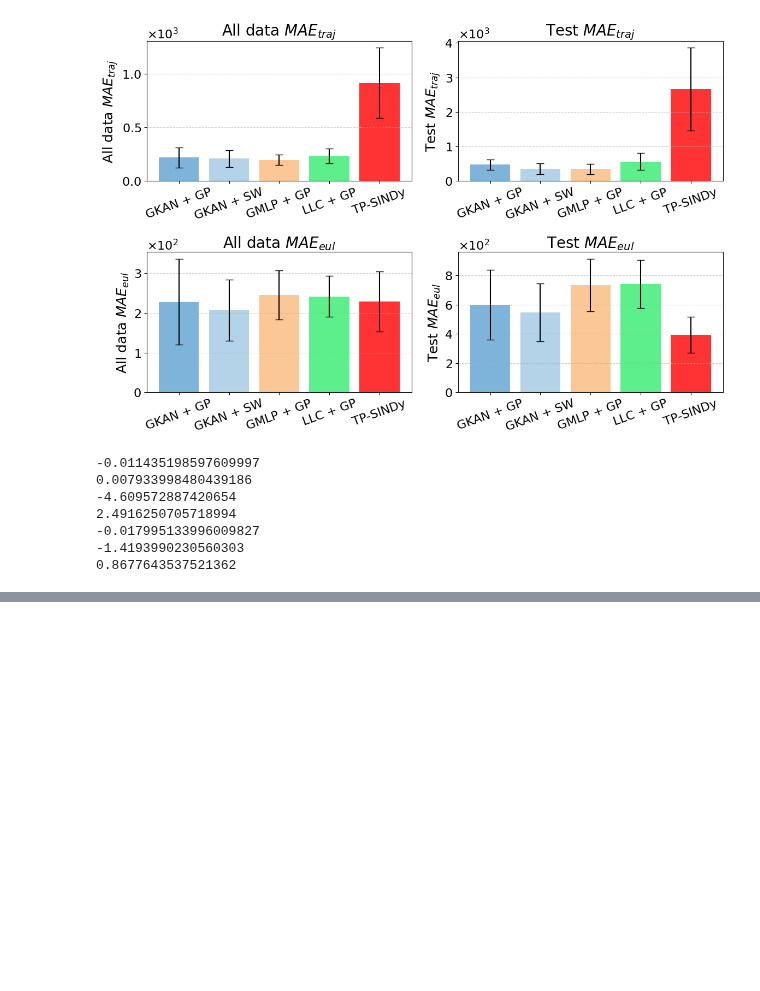
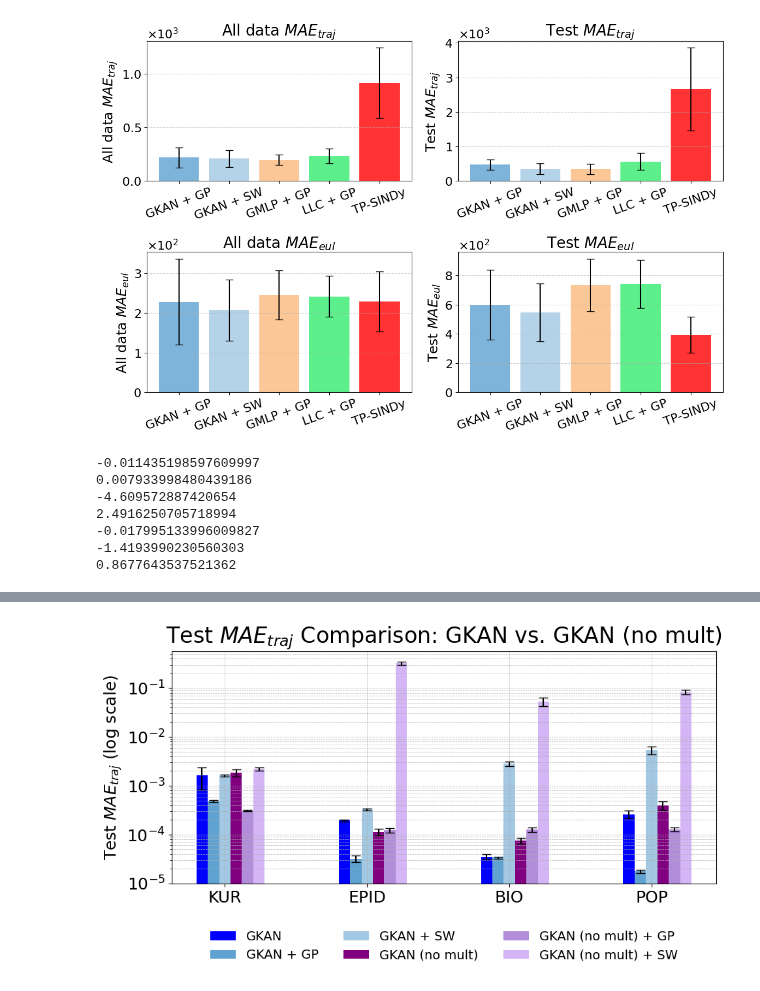
Before and after one commit to riccardocappi/Kan-for-Interpretable-Graph-Dynamics, a Jupyter notebook: plots.ipynb, the cells around one changed output, grey strips where cells are left out. Drawn from its saved outputs; the diff is of its cells as text; code cells hidden in the pictures; blank space fills up the shorter version.

```diff
--- a/plots.ipynb
+++ b/plots.ipynb
@@ -2150,0 +2179,18 @@ for p in g_params:
+# %%
+# TODO:
+# - Get results of KAN no Mult
+# - Create plots on synthetic datasets
+
+res_kur_gkan = load_res("./saved_models_optuna/model-kuramoto-gkan/kuramoto_gkan_ic1_s5_pd_mult_12/0/post_process_res_2.json")
+res_epid_gkan = load_res("./saved_models_optuna/model-epidemics-gkan/epidemics_gkan_ic1_s5_pd_mult_12/0/post_process_res_2.json")
+res_bio_gkan = load_res("./saved_models_optuna/model-biochemical-gkan/biochemical_gkan_ic1_s5_pd_mult_12/0/post_process_res_2.json")
+res_pop_gkan = load_res("./saved_models_optuna/model-population-gkan/population_gkan_ic1_s5_pd_mult_12/0/post_process_res_2.json")
+
+res_gkan = [res_kur_gkan, res_epid_gkan, res_bio_gkan, res_pop_gkan]
+
+res_kur_gkan_no_mult = load_res("./saved_models_optuna/model-kuramoto-gkan/kuramoto_gkan_no_mult/0/post_process_res_final.json")
+res_epid_gkan_no_mult = load_res("./saved_models_optuna/model-epidemics-gkan/epidemics_gkan_no_mult/0/post_process_res_final.json")
+res_bio_gkan_no_mult = load_res("./saved_models_optuna/model-biochemical-gkan/biochemical_gkan_no_mult/0/post_process_res_final.json")
+res_pop_gkan_no_mult = load_res("./saved_models_optuna/model-population-gkan/population_gkan_no_mult/0/post_process_res_final.json")
+
+res_gkan_no_mult = [res_kur_gkan_no_mult, res_epid_gkan_no_mult, res_bio_gkan_no_mult, res_pop_gkan_no_mult]
@@ -2150,0 +2219,72 @@ for p in g_params:
+# %%
+group_spacing = 1.5
+x = np.arange(len(datasets)) * group_spacing
+width = 0.12
+
+fig, ax = plt.subplots(figsize=(10, 6))
+
+# Define custom colors
+colors = {
+    "gkan": ['blue', '#5fa2d1', '#a2c8e3'],  # shades of blue
+    "gkan_no_mult": ['purple', '#b28dd9', '#d4b5f5'],  # shades of purple
+}
+
+# Offsets for each method
+offsets = {
+    'GKAN':            -2 * width,
+    'GKAN-BB':         -1 * width,
+    'GKAN-Spline':      0 * width,
+    'GKAN-no-mult':     1 * width,
+    'GKAN-no-mult-BB':  2 * width,
+    'GKAN-no-mult-SW':  3 * width,
+}
+
+# Bars for GKAN (with multiplicative)
+ax.bar(x + offsets['GKAN'], gkan_losses, width,
+       yerr=log_error_bars(gkan_losses, gkan_stds),
+       label='GKAN', color=colors["gkan"][0], capsize=5)
+
+ax.bar(x + offsets['GKAN-BB'], black_box_means, width,
+       yerr=log_error_bars(black_box_means, black_box_stds),
+       label='GKAN + GP', color=colors["gkan"][1], capsize=5)
+
+ax.bar(x + offsets['GKAN-Spline'], spline_means, width,
+       yerr=log_error_bars(spline_means, spline_stds),
+       label='GKAN + SW', color=colors["gkan"][2], capsize=5)
+
+# Bars for GKAN (without multiplicative)
+ax.bar(x + offsets['GKAN-no-mult'], gkan_no_mult_losses, width,
+       yerr=log_error_bars(gkan_no_mult_losses, gkan_no_mult_stds),
+       label='GKAN (no mult)', color=colors["gkan_no_mult"][0], capsize=5)
+
+ax.bar(x + offsets['GKAN-no-mult-BB'], black_box_no_mult_means, width,
+       yerr=log_error_bars(black_box_no_mult_means, black_box_no_mult_stds),
+       label='GKAN (no mult) + GP', color=colors["gkan_no_mult"][1], capsize=5)
+
+ax.bar(x + offsets['GKAN-no-mult-SW'], spline_no_mult_means, width,
+       yerr=log_error_bars(spline_no_mult_means, spline_no_mult_stds),
+       label='GKAN (no mult) + SW', color=colors["gkan_no_mult"][2], capsize=5)
+
+
+# Labels and formatting
+ax.set_ylabel(r'Test $MAE_{traj}$ (log scale)')
+ax.set_title(r'Test $MAE_{traj}$ Comparison: GKAN vs. GKAN (no mult)')
+ax.set_xticks(x)
+ax.set_xticklabels(datasets)
+ax.set_yscale('log')
+ax.legend(
+    loc='upper center',
+    bbox_to_anchor=(0.5, -0.15),  # center it below
+    ncol=3,                       # number of columns
+    frameon=False                 # cleaner look
+)
+
+ax.grid(True, which="both", ls="--", linewidth=0.5)
+plt.tight_layout()
+plt.show()
+
+
+plt.tight_layout()
+plt.show()
+# %% [output]
+[figure, added]
```
Also changed, not shown: parts of 11 cells of this notebook, 12 other files.
